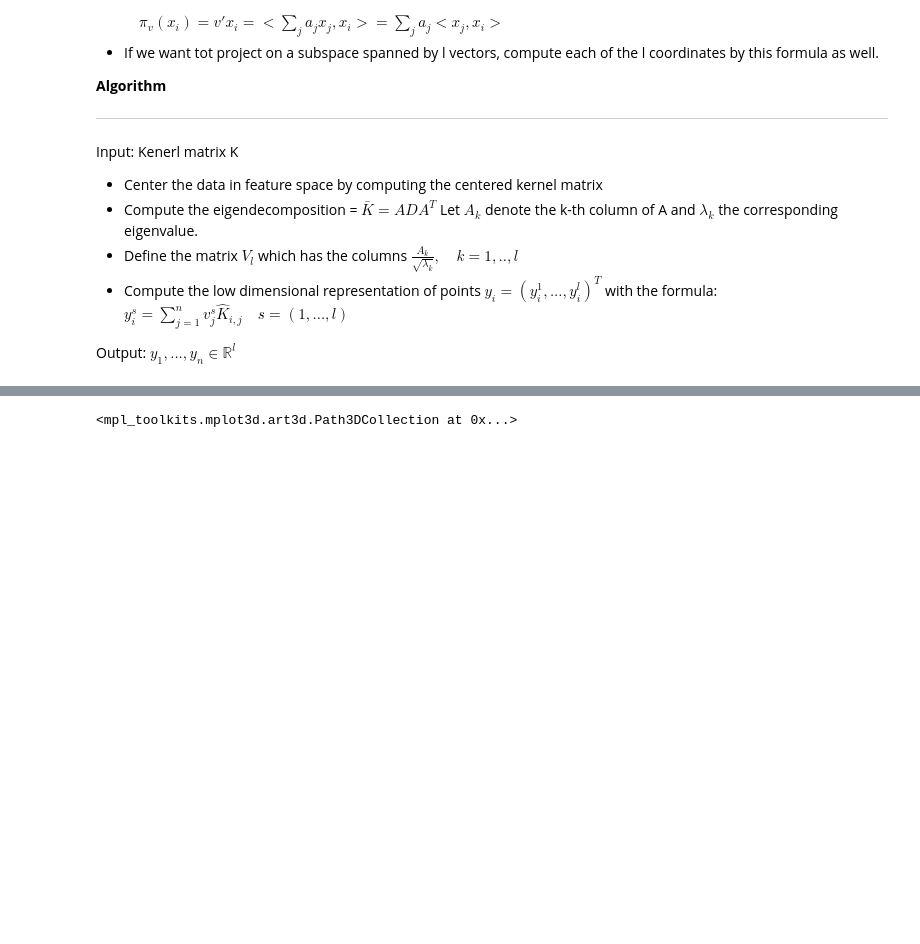
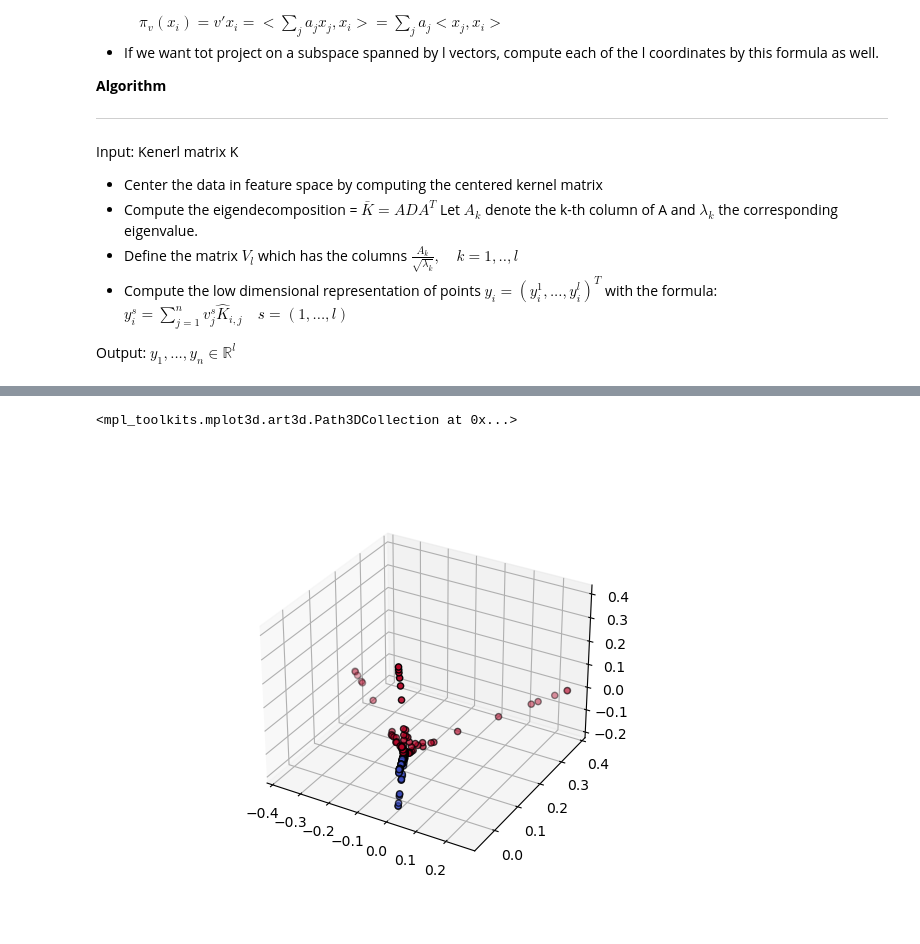
Before and after one commit to ShaggyBommba/StatisticalML, a Jupyter notebook: DimensionReducion/PCA.ipynb, the cells around one changed output, grey strips where cells are left out. Saved outputs shown, nothing was run; the diff lists cells and outputs as text; code cells hidden in the pictures; blank space fills up the shorter version.

```diff
--- a/DimensionReducion/PCA.ipynb
+++ b/DimensionReducion/PCA.ipynb
@@ -371,7 +373,7 @@ Warning: Cannot change to a different GUI toolkit: notebook. Using qt instead.
 %matplotlib notebook
 X,y = noisy_moons
 eigvecs,eigvals = pcaKernel(X, KernelFactory(GausianKernal, center=True, sigma=0.05), n_components=3)
-fig = plt.figure(figsize=(12, 12))
+fig = plt.figure()
 ax = fig.add_subplot(projection='3d')
 ax.scatter(eigvecs[:,0], eigvecs[:,1], eigvecs[:,2], c=y ,cmap=plt.cm.coolwarm, s=20, edgecolors='k')
 # %% [output]
@@ -380,4 +382,5 @@ Warning: Cannot change to a different GUI toolkit: notebook. Using qt instead.
 <mpl_toolkits.mplot3d.art3d.Path3DCollection at 0x...>
+[figure, added]
 # %%
 X,y = gaussian
 eigvecs,eigvals = pcaKernel(X, KernelFactory(GausianKernal, center=True, sigma=0.5), n_components=3)
```
Also changed, not shown: parts of 8 cells of this notebook, 9 other files.
